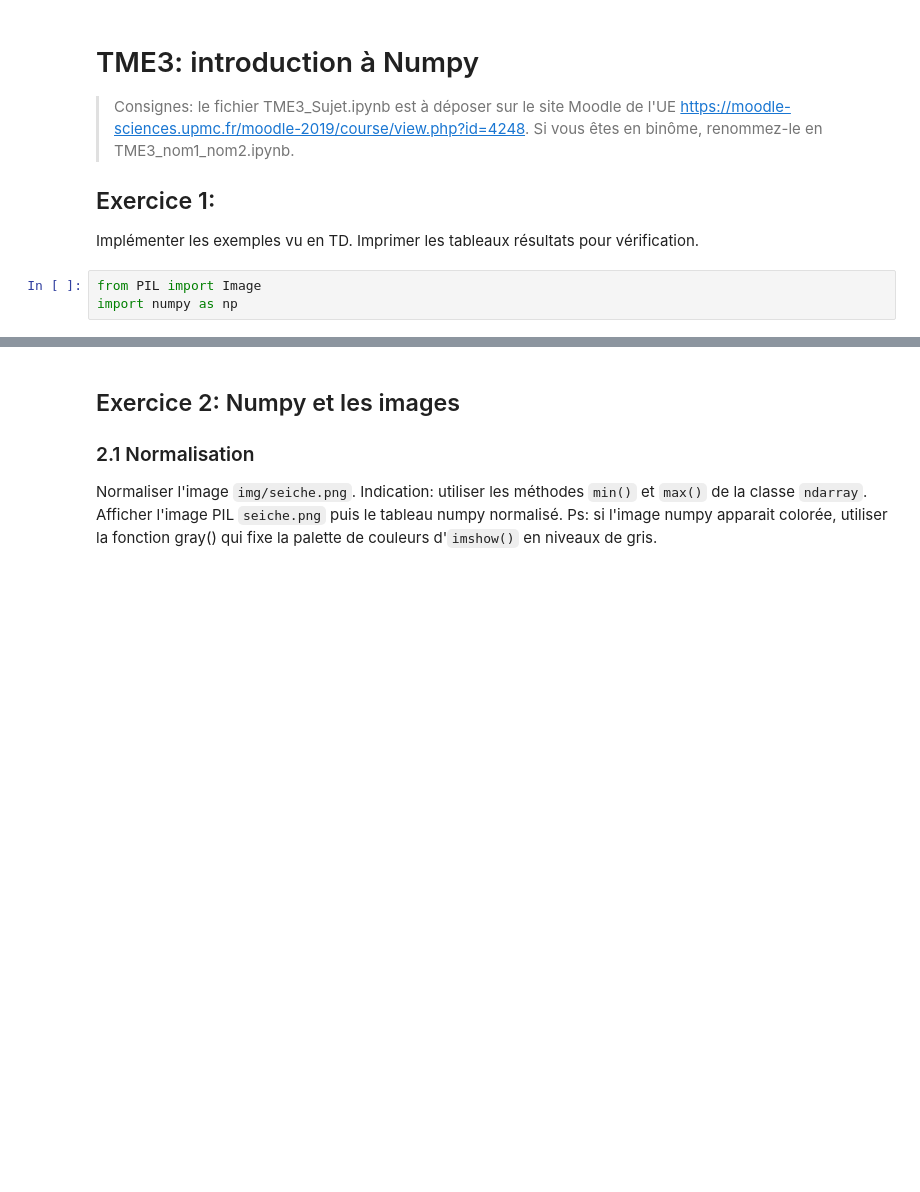
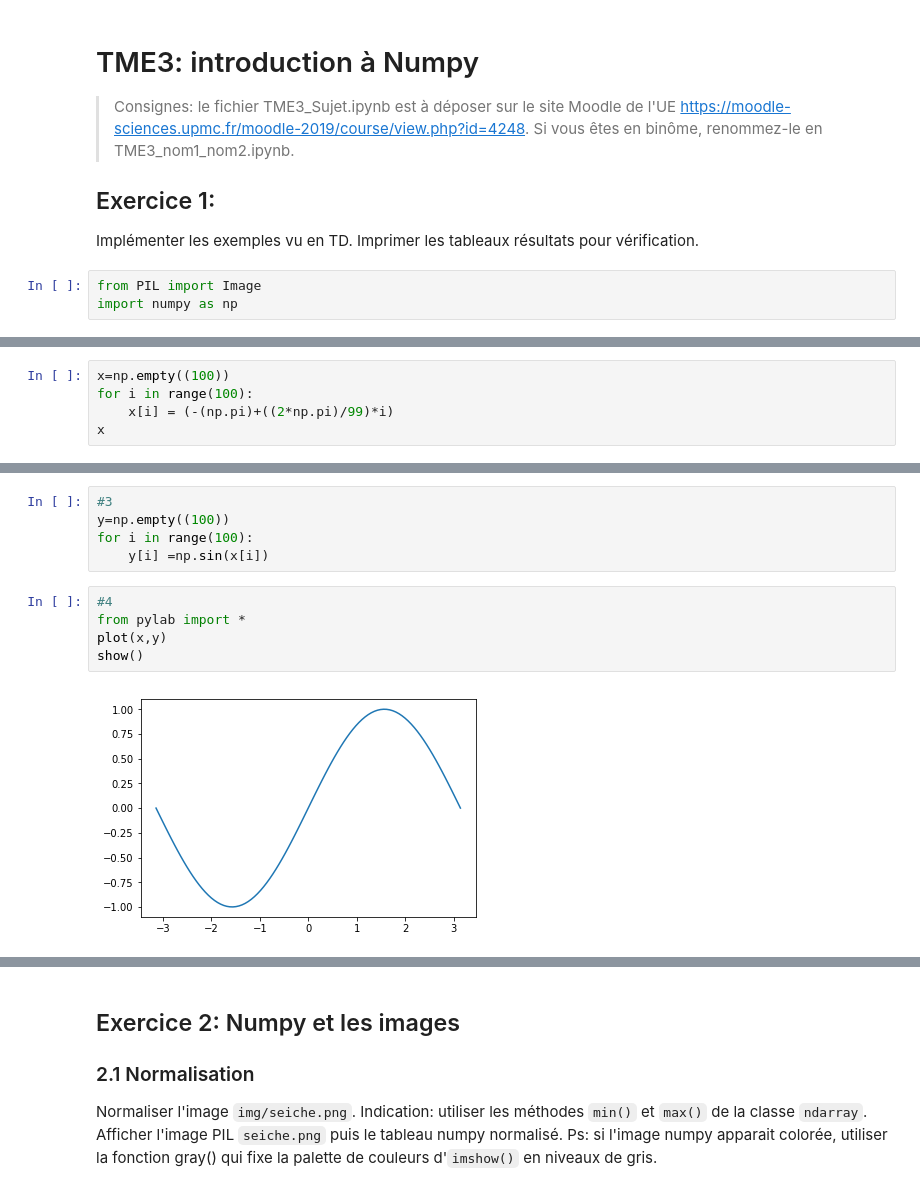
Before and after one commit to azn94/UE-Image, a Jupyter notebook: TME3/TME3_Sujet.ipynb, the cells around one changed output, grey strips where cells are left out. Saved outputs shown, nothing was run; the diff lists cells and outputs as text; blank space fills up the shorter version.

```diff
--- a/TME3/TME3_Sujet.ipynb
+++ b/TME3/TME3_Sujet.ipynb
@@ -10,0 +126,5 @@ import numpy as np
+# %%
+x=np.empty((100))
+for i in range(100):
+    x[i] = (-(np.pi)+((2*np.pi)/99)*i)
+x
@@ -10,0 +152,12 @@ import numpy as np
+# %%
+#3
+y=np.empty((100))
+for i in range(100):
+    y[i] =np.sin(x[i])
+# %%
+#4
+from pylab import *
+plot(x,y)
+show()
+# %% [output]
+[figure, added]
```
Also changed, not shown: parts of 27 cells of this notebook, 1 other file.
